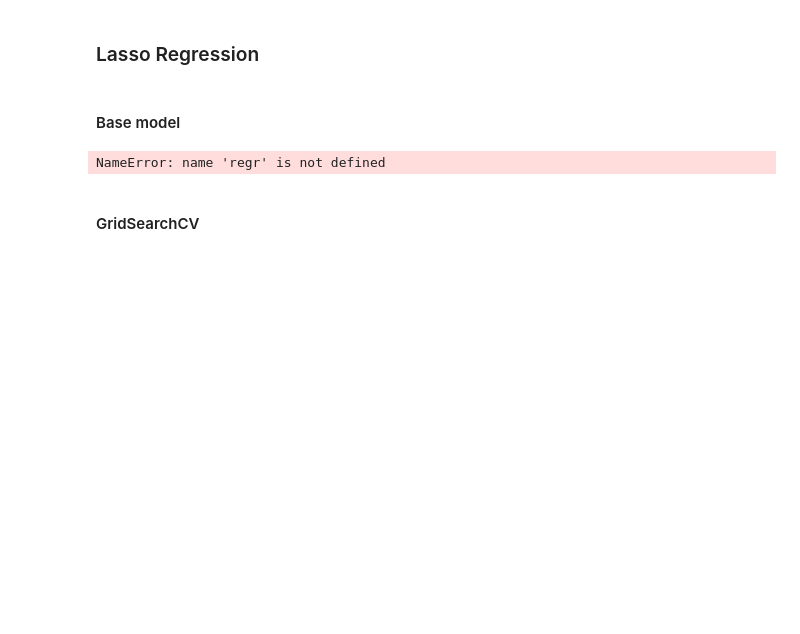
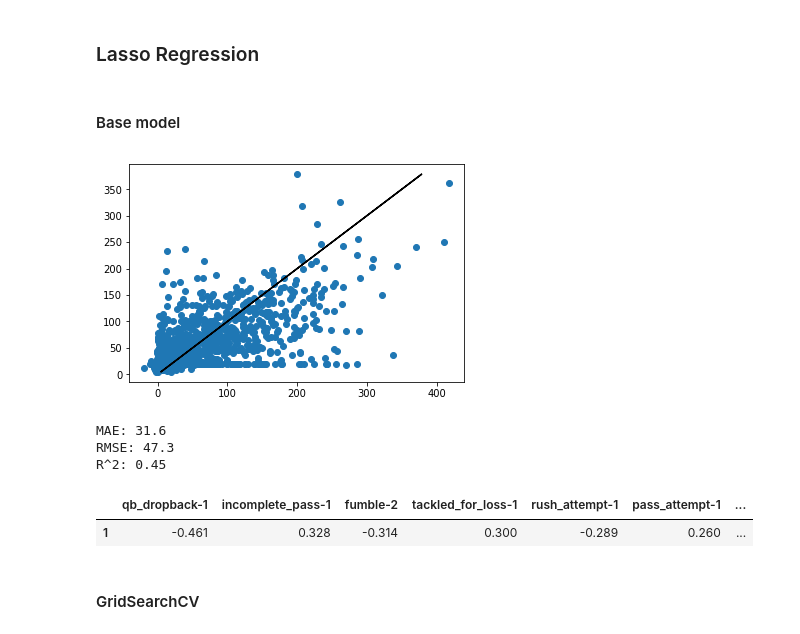
Before and after one commit to mrkawa/fantasyFootballML, a Jupyter notebook: MK/regression.ipynb, the cells around one changed output. Saved outputs shown, nothing was run; the diff lists cells and outputs as text; code cells hidden in the pictures; blank space fills up the shorter version.

```diff
--- a/MK/regression.ipynb
+++ b/MK/regression.ipynb
@@ -164,26 +167,22 @@ R^2: 0.45
 # %%
 X_train, X_dev, y_train, y_dev = X_train_raw, X_dev_raw, y_train, y_dev
 
 m = linear_model.Lasso()
 m.fit(X_train,y_train)
-y_pred = regr.predict(X_dev)
+y_pred = m.predict(X_dev)
 
-plt.scatter(y_dev, y_pred)
-plt.plot(y_dev,y_dev,color='black')
-plt.show()
+printStats(y_dev, y_pred)
 
-mae = mean_absolute_error(y_dev, y_pred).round(1)
-rmse = mean_squared_error(y_dev, y_pred, squared=False).round(1)
-r2 = r2_score(y_dev, y_pred).round(2)
-print(f'MAE: {mae}')
-print(f'RMSE: {rmse}')
-print(f'R^2: {r2}')
-
-coefs = pd.DataFrame([X_train.columns,regr.coef_]).transpose()
+coefs = pd.DataFrame([X_train.columns,m.coef_]).transpose()
 coefs = coefs.reindex(coefs[1].abs().sort_values(ascending=False).index).set_index(0).transpose()
 coefs
 # %% [output]
+[figure, added]
-NameError: name 'regr' is not defined
+MAE: 31.6
+RMSE: 47.3
+R^2: 0.45
+|  | qb_dropback-1 | incomplete_pass-1 | fumble-2 | tackled_for_loss-1 | rush_attempt-1 | pass_attempt-1 | ... |
+| 1 | -0.461 | 0.328 | -0.314 | 0.300 | -0.289 | 0.260 | ... |
 # %% [markdown]
 #### GridSearchCV
 # %%
```
Also changed, not shown: parts of 22 cells of this notebook, 4 other files.
